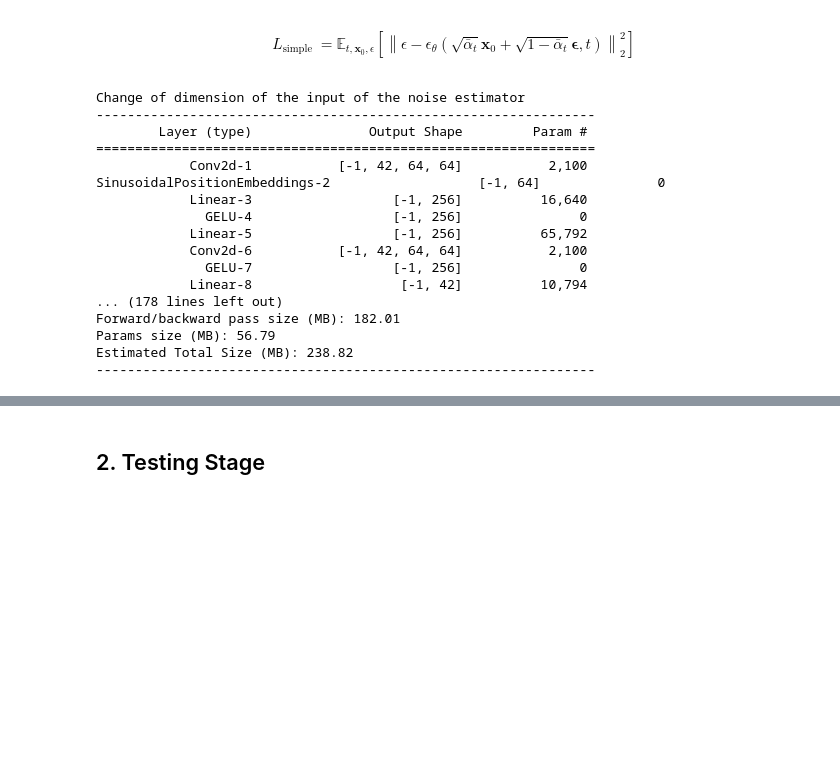
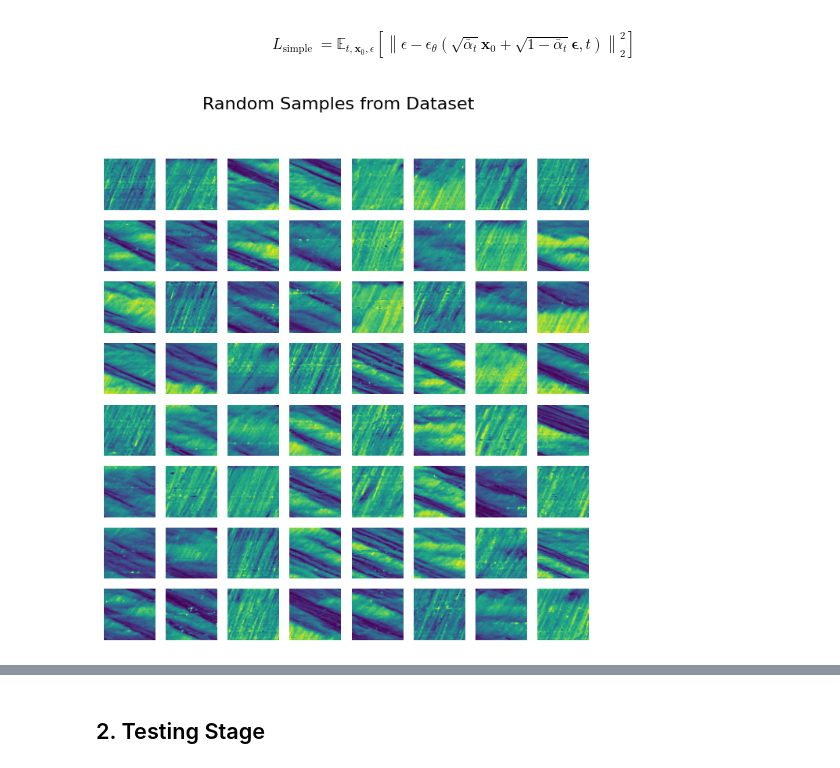
Before and after one commit to benchoi93/DGMinTransportation, a Jupyter notebook: Section4.2_Generating_Highway_Traffic_Speed_Contour/Section4.2.5_Diffusion_DDPM.ipynb, the cells around one changed output, grey strips where cells are left out. Saved outputs shown, nothing was run; the diff lists cells and outputs as text; code cells hidden in the pictures; blank space fills up the shorter version.

```diff
--- a/Section4.2_Generating_Highway_Traffic_Speed_Contour/Section4.2.5_Diffusion_DDPM.ipynb
+++ b/Section4.2_Generating_Highway_Traffic_Speed_Contour/Section4.2.5_Diffusion_DDPM.ipynb
@@ -417,51 +360,26 @@ def num_to_groups(num, divisor):
 # %%
-# deine variable and hyperparameter
+data_path = '../dataset/i24_normalized.pt'
+batch_size = 250
+num_epochs = 10
 timesteps = 500
-betas = linear_beta_schedule(timesteps=timesteps)
+lr = 0.0005
+image_size = 64
+channels = 1
+
+device = torch.device("cuda:0" if torch.cuda.is_available() else "cpu")
+
+dataset, data_loader = load_and_preprocess_data(data_path, batch_size)
+
+betas = linear_beta_schedule(timesteps=timesteps).to(device)
 alphas = 1. - betas
 alphas_cumprod = torch.cumprod(alphas, axis=0)
 alphas_cumprod_prev = F.pad(alphas_cumprod[:-1], (1, 0), value=1.0)
-sqrt_recip_alphas = torch.sqrt(1.0 / alphas)
-sqrt_alphas_cumprod = torch.sqrt(alphas_cumprod)
-sqrt_one_minus_alphas_cumprod = torch.sqrt(1. - alphas_cumprod)
+sqrt_recip_alphas = torch.sqrt(1.0 / alphas).to(device)
+sqrt_alphas_cumprod = torch.sqrt(alphas_cumprod).to(device)
+sqrt_one_minus_alphas_cumprod = torch.sqrt(1. - alphas_cumprod).to(device)
 posterior_variance = betas * (1. - alphas_cumprod_prev) / (1. - alphas_cumprod)
 
-image_size = 64
-channels = 1
-device = "cuda:0" if torch.cuda.is_available() else "cpu"
-lr = 0.0005
-
-model = Unet(dim=image_size, channels=channels, dim_mults=(1, 2, 4,))
-model.to(device)
-
+model = Unet(dim=image_size, channels=channels, dim_mults=(1, 2, 4,)).to(device)
 optimizer = Adam(model.parameters(), lr=lr)
-num_epochs = 10
+# %% [output]
+[figure, added]
-# %%
-class UnetWithTime(Unet):
-    def forward(self, x):
-        time = torch.ones(x.size(0), device=x.device) * 0
-        return super().forward(x, time)
-
-model_with_time = UnetWithTime(dim=image_size, channels=channels, dim_mults=(1, 2, 4,))
-model_with_time.to(device)
-
-print('Change of dimension of the input of the noise estimator')
-summary(model_with_time, (1, 64, 64))
-# %% [output]
-Change of dimension of the input of the noise estimator
-----------------------------------------------------------------
-        Layer (type)               Output Shape         Param #
-================================================================
-            Conv2d-1           [-1, 42, 64, 64]           2,100
-SinusoidalPositionEmbeddings-2                   [-1, 64]               0
-            Linear-3                  [-1, 256]          16,640
-              GELU-4                  [-1, 256]               0
-            Linear-5                  [-1, 256]          65,792
-            Conv2d-6           [-1, 42, 64, 64]           2,100
-              GELU-7                  [-1, 256]               0
-            Linear-8                   [-1, 42]          10,794
-... (178 lines left out)
-Forward/backward pass size (MB): 182.01
-Params size (MB): 56.79
-Estimated Total Size (MB): 238.82
-----------------------------------------------------------------
```
Also changed, not shown: parts of 11 cells of this notebook, 6 other files.
